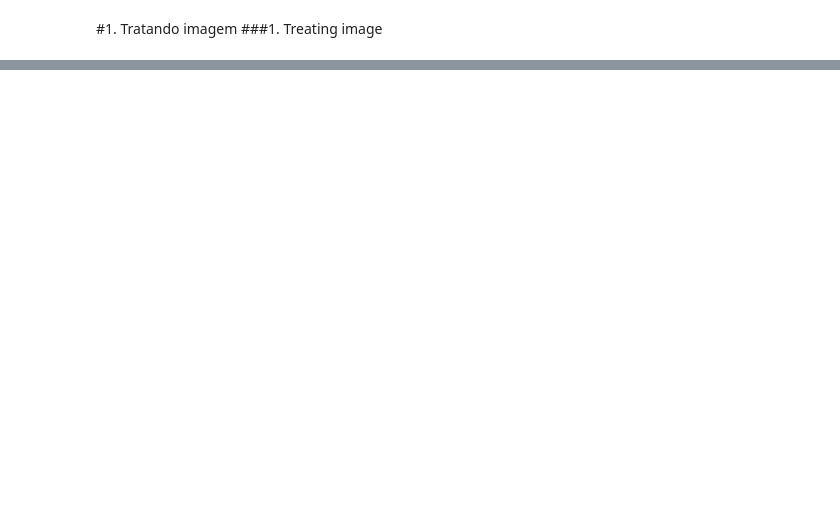
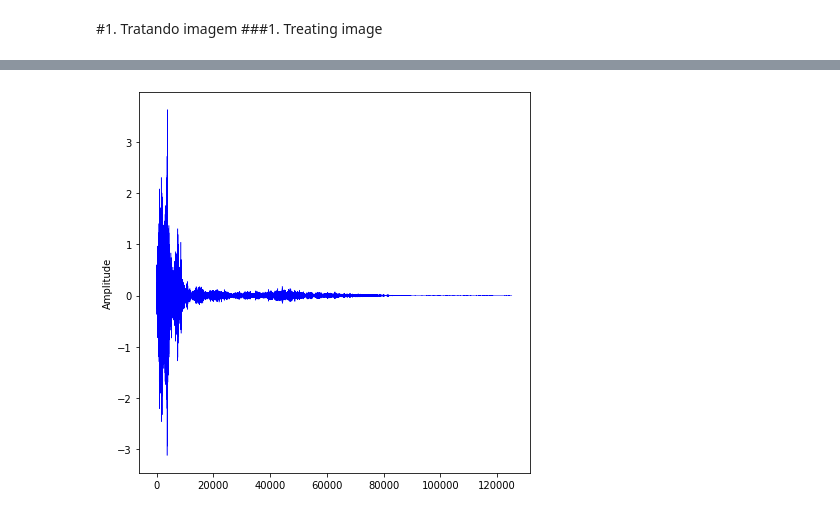
Before and after one commit to marciliojrr/PDI, a Jupyter notebook: PDI_Trabalho_prático_2_Marcílio_Júnior.ipynb, the cells around one changed output, grey strips where cells are left out. Cells and saved outputs as stored; diff of their text form; code cells hidden in the pictures; blank space fills up the shorter version.

```diff
--- a/PDI_Trabalho_prático_2_Marcílio_Júnior.ipynb
+++ b/PDI_Trabalho_prático_2_Marcílio_Júnior.ipynb
@@ -235,0 +354,8 @@ Text(0.5, 1.0, 'Imagem original')
+# %%
+# O retorno de SoundFile é um float entre -1 e 1 (como o matab, essa é a convenção para sinais de áudio).
+# SoundFile return is a float between -1 and 1 (like matab, this is the convention for audio signals).
+audio, samplerate = sf.read('MasEstamosAiPraMais.wav')
+
+# Exibindo as amostras do áudio carregado e a frequência de amostragem.
+print(f'''- Nº de amostras do áudio carregado: {len(audio)}
+- Frequência de amostragem: {samplerate} Hz''')
@@ -235,0 +365,11 @@ Text(0.5, 1.0, 'Imagem original')
+# %%
+# Função para plotar o gráfico relacionado aos áudios.
+# Function to plot the graph related to audios.
+def plot_audio(data, figsize=[7, 7], color="blue", y_label="Amplitude", stroke=0.5, title=""):
+    plt.figure('Data', figsize=figsize)
+    plt.plot(data, linewidth=stroke, alpha=1, color=color)
+    plt.title(title)
+    plt.ylabel(y_label)
+    plt.show()
+
+plot_audio(audio)
@@ -235,0 +384,10 @@ Text(0.5, 1.0, 'Imagem original')
+# %%
+# Aplicando a DCT1D ao áudio.
+# Applying DCT1D to audio.
+audio_dct = dct1d(audio)
+# %%
+# Visualizando o audio no domínio da frequência (após DCT).
+# Viewing audio in frequency domain (after DCT).
+plot_audio(audio_dct)
+# %% [output]
+[figure, added]
```
Also changed, not shown: parts of 46 cells of this notebook.
